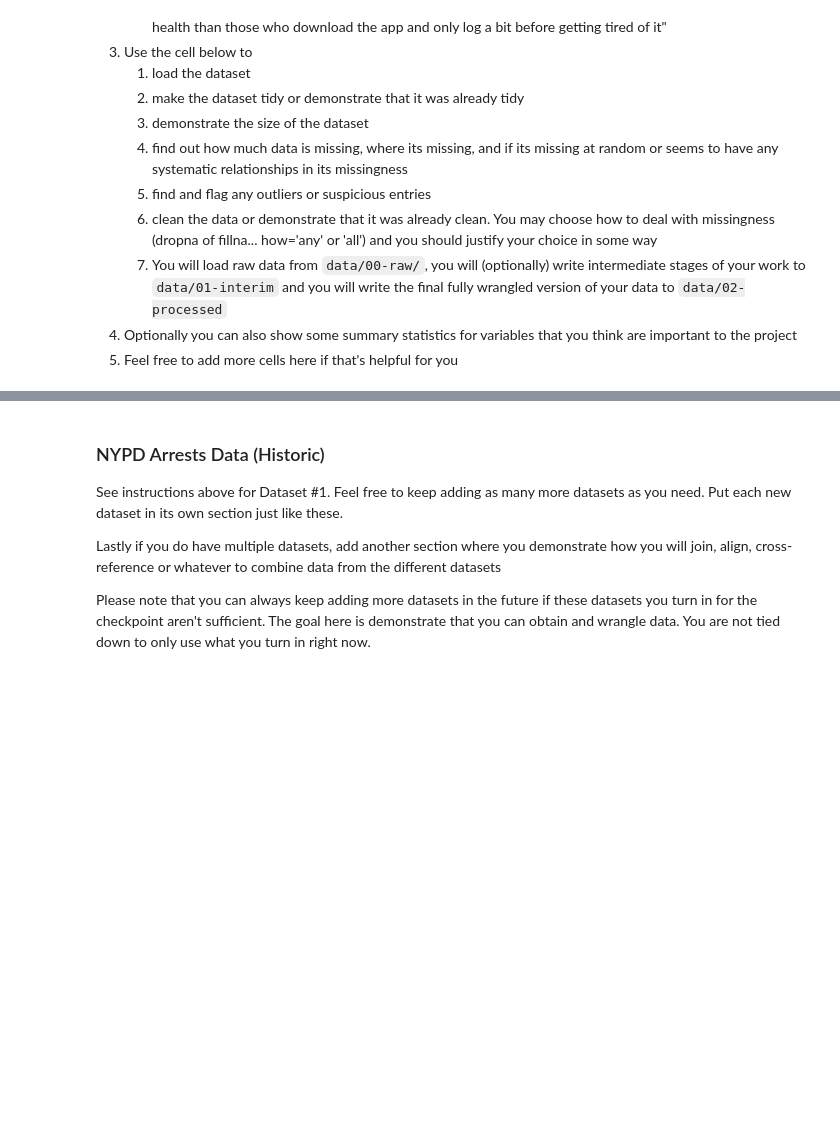
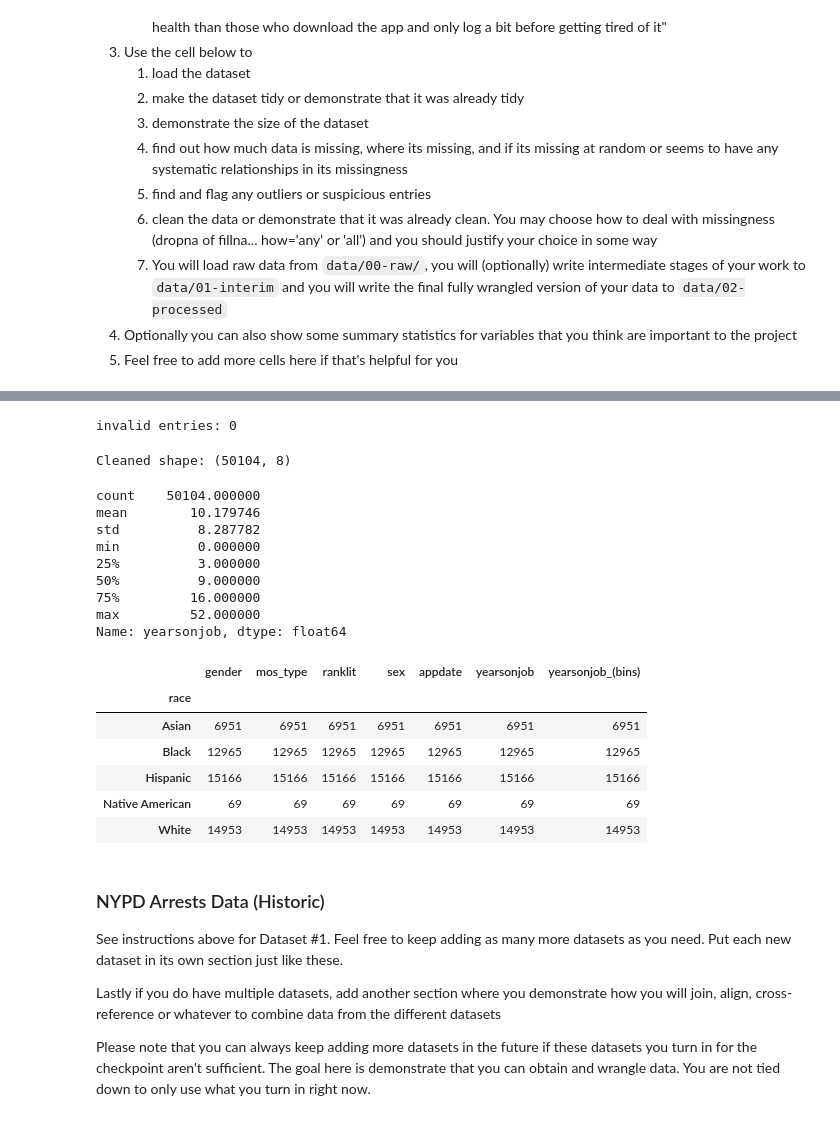
Before and after one commit to COGS108/Group017_WI26, a Jupyter notebook: 01-DataCheckpoint.ipynb, the cells around one changed output, grey strips where cells are left out. Drawn from its saved outputs; the diff is of its cells as text; code cells hidden in the pictures; blank space fills up the shorter version.

```diff
--- a/01-DataCheckpoint.ipynb
+++ b/01-DataCheckpoint.ipynb
@@ -221,3 +257,45 @@ police_demographics.head()
+# %%
+# Validity Check
+if 'YearsOnJob' in df.columns:
+    print("invalid entries:", len(df[(df['YearsOnJob'] < 0) | (df['YearsOnJob'] > 60)]))
+# %% [output]
+invalid entries: 0
+# %%
+# Data Cleaning (none detected)
+df.drop(columns = 'appdate')
+df.columns = df.columns.str.strip().str.lower().str.replace(' ', '_')
+
+df = df.dropna(how='all')
+
+cat_cols = df.select_dtypes(include='object').columns
+df[cat_cols] = df[cat_cols].fillna('Unknown')
+
+for col in df.select_dtypes(include='number').columns:
+    df[col] = pd.to_numeric(df[col], errors='coerce')
+print("Cleaned shape:", df.shape)
+# %% [output]
+Cleaned shape: (50104, 8)
+# %%
+# Important Summary Stats
+display(df['yearsonjob'].describe())
+df.groupby('race').count()
+# %% [output]
+count    50104.000000
+mean        10.179746
+std          8.287782
+min          0.000000
+25%          3.000000
+50%          9.000000
+75%         16.000000
+max         52.000000
+Name: yearsonjob, dtype: float64
+|  | gender | mos_type | ranklit | sex | appdate | yearsonjob | yearsonjob_(bins) |
+| race |  |  |  |  |  |  |  |
+| Asian | 6951 | 6951 | 6951 | 6951 | 6951 | 6951 | 6951 |
+| Black | 12965 | 12965 | 12965 | 12965 | 12965 | 12965 | 12965 |
+| Hispanic | 15166 | 15166 | 15166 | 15166 | 15166 | 15166 | 15166 |
+| Native American | 69 | 69 | 69 | 69 | 69 | 69 | 69 |
+| White | 14953 | 14953 | 14953 | 14953 | 14953 | 14953 | 14953 |
 # %% [markdown]
 ### NYPD Arrests Data (Historic)
 
```
Also changed, not shown: parts of 9 cells of this notebook.
